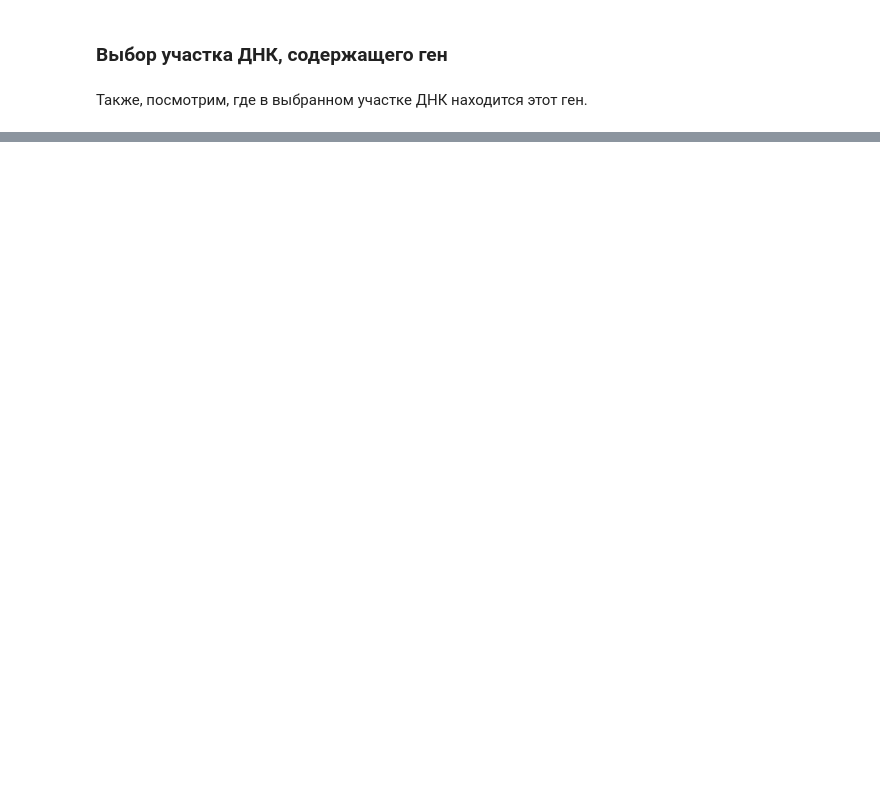
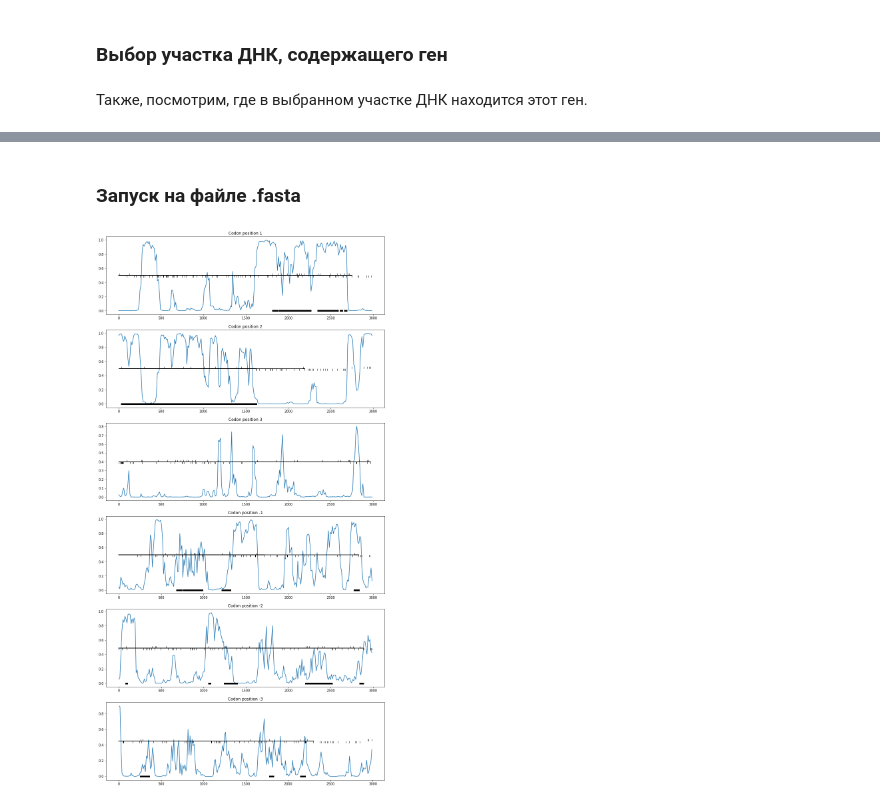
Before and after one commit to SpryGorgon/hse22_hw3, a Jupyter notebook: src/sem_hsebio_hw3.ipynb, the cells around one changed output, grey strips where cells are left out. Saved outputs shown, nothing was run; the diff lists cells and outputs as text; code cells hidden in the pictures; blank space fills up the shorter version.

```diff
--- a/src/sem_hsebio_hw3.ipynb
+++ b/src/sem_hsebio_hw3.ipynb
@@ -375,0 +674,7 @@ plot_graph(pos_probs, start, end, step)
+# %% [markdown]
+### Запуск на файле .fasta
+# %%
+tmp = GeneMark()
+tmp.predict("/content/GCF_000355675.1_ASM35567v1_genomic.fna", start=0, stop=3000, max_iters=100)
+# %% [output]
+[figure, added]
```
Also changed, not shown: parts of 27 cells of this notebook.
